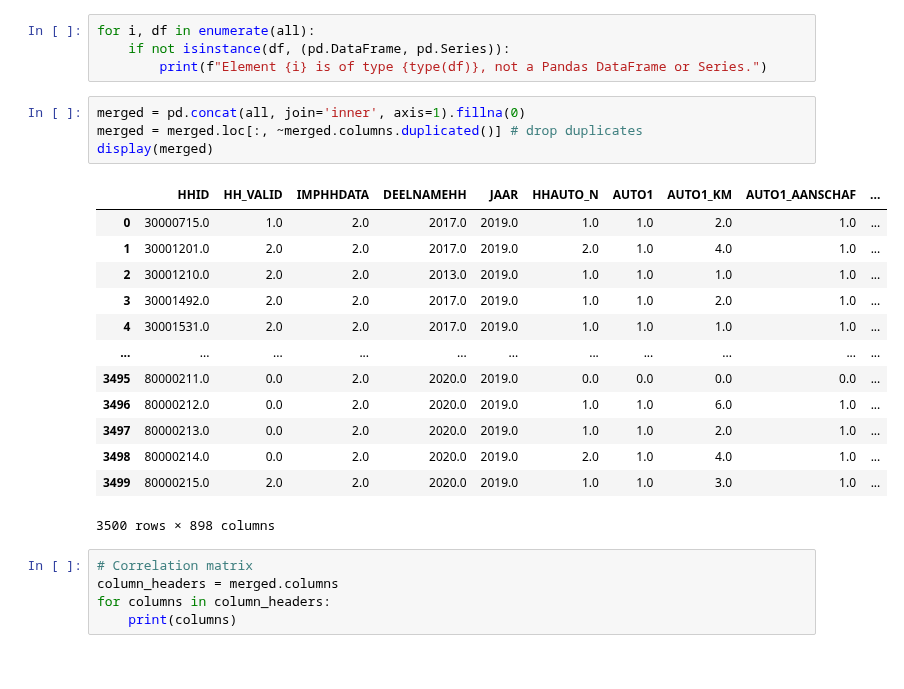
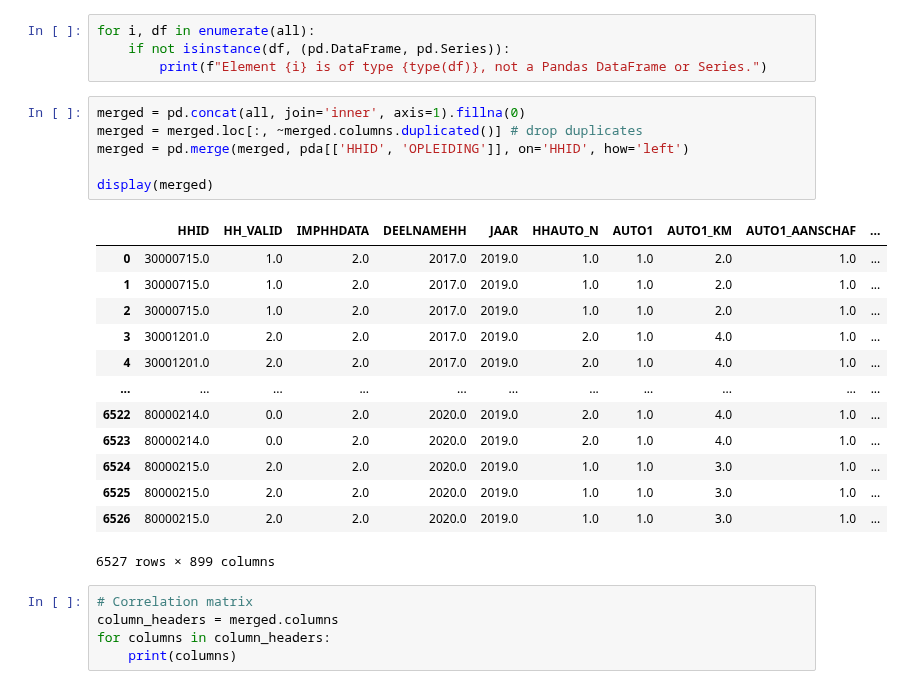
Before and after one commit to martynapiskorz/carn-t, a Jupyter notebook: MPN By wave/Y 20/mpn_20.ipynb, the cells around one changed output. Cells and saved outputs as stored; diff of their text form.

```diff
--- a/MPN By wave/Y 20/mpn_20.ipynb
+++ b/MPN By wave/Y 20/mpn_20.ipynb
@@ -63,21 +63,23 @@ for i, df in enumerate(all):
 # %%
 merged = pd.concat(all, join='inner', axis=1).fillna(0)
 merged = merged.loc[:, ~merged.columns.duplicated()] # drop duplicates
+merged = pd.merge(merged, pda[['HHID', 'OPLEIDING']], on='HHID', how='left')
+
 display(merged)
 # %% [output]
 |  | HHID | HH_VALID | IMPHHDATA | DEELNAMEHH | JAAR | HHAUTO_N | AUTO1 | AUTO1_KM | AUTO1_AANSCHAF | ... |
 | 0 | 30000715.0 | 1.0 | 2.0 | 2017.0 | 2019.0 | 1.0 | 1.0 | 2.0 | 1.0 | ... |
-| 1 | 30001201.0 | 2.0 | 2.0 | 2017.0 | 2019.0 | 2.0 | 1.0 | 4.0 | 1.0 | ... |
-| 2 | 30001210.0 | 2.0 | 2.0 | 2013.0 | 2019.0 | 1.0 | 1.0 | 1.0 | 1.0 | ... |
-| 3 | 30001492.0 | 2.0 | 2.0 | 2017.0 | 2019.0 | 1.0 | 1.0 | 2.0 | 1.0 | ... |
-| 4 | 30001531.0 | 2.0 | 2.0 | 2017.0 | 2019.0 | 1.0 | 1.0 | 1.0 | 1.0 | ... |
+| 1 | 30000715.0 | 1.0 | 2.0 | 2017.0 | 2019.0 | 1.0 | 1.0 | 2.0 | 1.0 | ... |
+| 2 | 30000715.0 | 1.0 | 2.0 | 2017.0 | 2019.0 | 1.0 | 1.0 | 2.0 | 1.0 | ... |
+| 3 | 30001201.0 | 2.0 | 2.0 | 2017.0 | 2019.0 | 2.0 | 1.0 | 4.0 | 1.0 | ... |
+| 4 | 30001201.0 | 2.0 | 2.0 | 2017.0 | 2019.0 | 2.0 | 1.0 | 4.0 | 1.0 | ... |
 | ... | ... | ... | ... | ... | ... | ... | ... | ... | ... | ... |
-| 3495 | 80000211.0 | 0.0 | 2.0 | 2020.0 | 2019.0 | 0.0 | 0.0 | 0.0 | 0.0 | ... |
-| 3496 | 80000212.0 | 0.0 | 2.0 | 2020.0 | 2019.0 | 1.0 | 1.0 | 6.0 | 1.0 | ... |
-| 3497 | 80000213.0 | 0.0 | 2.0 | 2020.0 | 2019.0 | 1.0 | 1.0 | 2.0 | 1.0 | ... |
-| 3498 | 80000214.0 | 0.0 | 2.0 | 2020.0 | 2019.0 | 2.0 | 1.0 | 4.0 | 1.0 | ... |
-| 3499 | 80000215.0 | 2.0 | 2.0 | 2020.0 | 2019.0 | 1.0 | 1.0 | 3.0 | 1.0 | ... |
+| 6522 | 80000214.0 | 0.0 | 2.0 | 2020.0 | 2019.0 | 2.0 | 1.0 | 4.0 | 1.0 | ... |
+| 6523 | 80000214.0 | 0.0 | 2.0 | 2020.0 | 2019.0 | 2.0 | 1.0 | 4.0 | 1.0 | ... |
+| 6524 | 80000215.0 | 2.0 | 2.0 | 2020.0 | 2019.0 | 1.0 | 1.0 | 3.0 | 1.0 | ... |
+| 6525 | 80000215.0 | 2.0 | 2.0 | 2020.0 | 2019.0 | 1.0 | 1.0 | 3.0 | 1.0 | ... |
+| 6526 | 80000215.0 | 2.0 | 2.0 | 2020.0 | 2019.0 | 1.0 | 1.0 | 3.0 | 1.0 | ... |
-3500 rows × 898 columns
+6527 rows × 899 columns
 # %%
 # Correlation matrix
 column_headers = merged.columns
```
Also changed, not shown: parts of 3 cells of this notebook.
